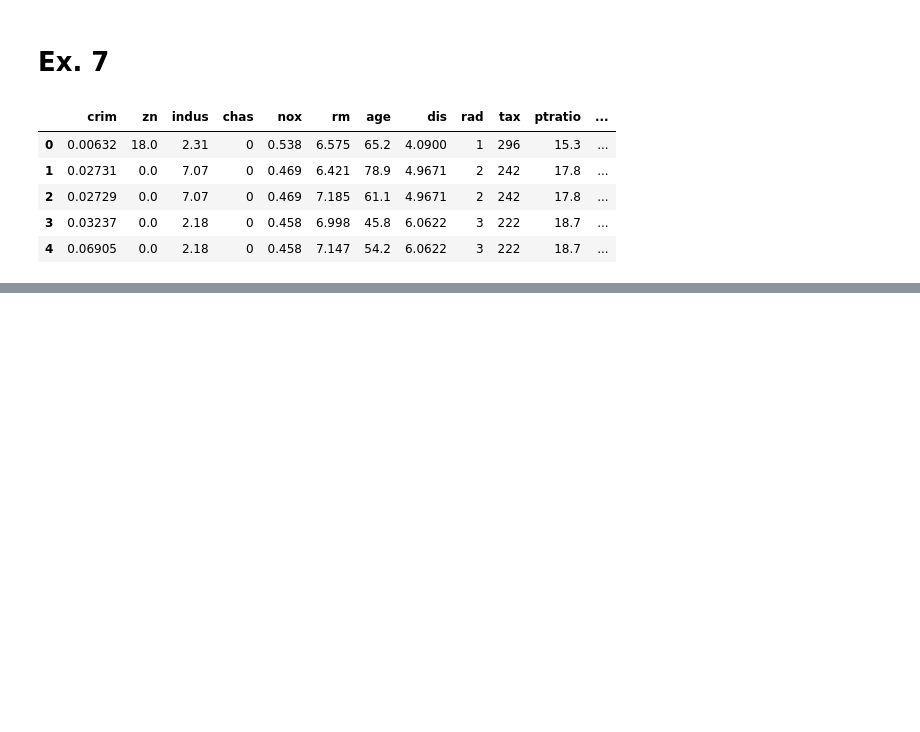
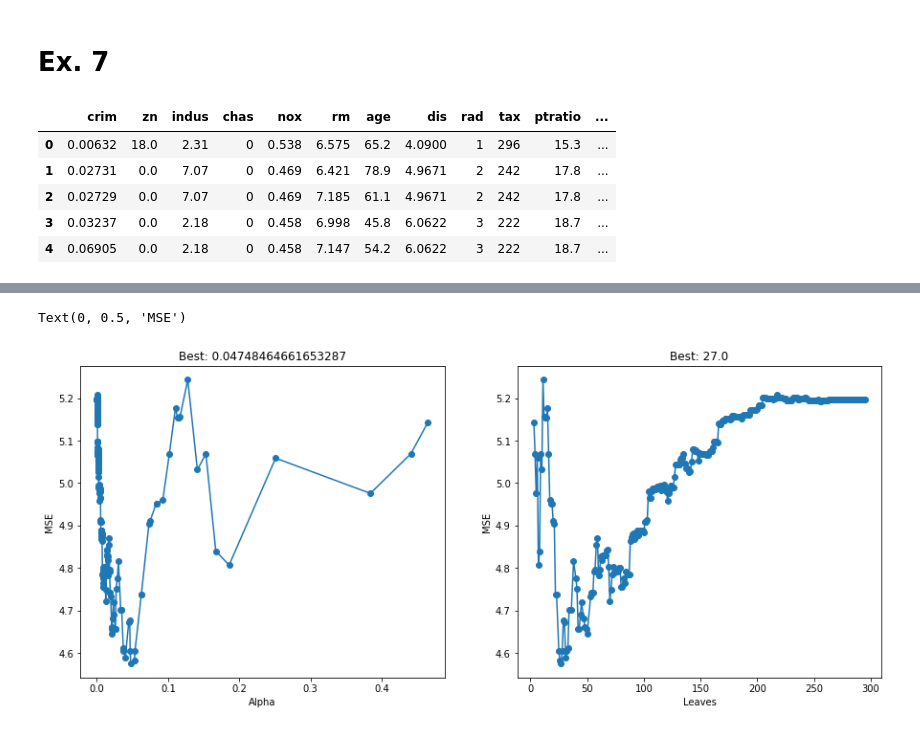
Before and after one commit to vivialprt/ISLR, a Jupyter notebook: Chapter8/Solution.ipynb, the cells around one changed output, grey strips where cells are left out. Cells and saved outputs as stored; diff of their text form; code cells hidden in the pictures; blank space fills up the shorter version.

```diff
--- a/Chapter8/Solution.ipynb
+++ b/Chapter8/Solution.ipynb
@@ -65,0 +107,34 @@ NameError: name 'os' is not defined
+# %%
+def mse_scoring(est, X, y):
+    return mean_squared_error(y, est.predict(X))
+# %%
+alphas = model.cost_complexity_pruning_path(train_X, train_y)['ccp_alphas'][:-2]
+train_scores = pd.DataFrame(
+    dtype=float,
+    index=pd.RangeIndex(len(alphas)),
+    columns=['alpha', 'mean', 'std', 'leaves']
+)
+cv = KFold(n_splits=5, shuffle=True, random_state=seed)
+
+for idx, alpha in enumerate(alphas):
+    model = tree.DecisionTreeRegressor(random_state=seed, ccp_alpha=alpha)
+    model.fit(train_X, train_y)
+    leaves = model.get_n_leaves()
+    scores = cross_val_score(model, train_X, train_y, scoring=mse_scoring, cv=cv)
+    train_scores.iloc[idx] = alpha, scores.mean(), scores.std(), leaves
+
+fig, axes = plt.subplots(ncols=2, figsize=(15, 6))
+best = train_scores['mean'].idxmin()
+
+axes[0].plot(train_scores.alpha, train_scores['mean'], 'o-')
+axes[0].set_title(f"Best: {train_scores.iloc[best].alpha}")
+axes[0].set_xlabel('Alpha')
+axes[0].set_ylabel('MSE')
+
+axes[1].plot(train_scores.leaves, train_scores['mean'], 'o-')
+axes[1].set_title(f"Best: {train_scores.loc[best].leaves}")
+axes[1].set_xlabel('Leaves')
+axes[1].set_ylabel('MSE')
+# %% [output]
+Text(0, 0.5, 'MSE')
+[figure, added]
```
Also changed, not shown: parts of 31 cells of this notebook.
